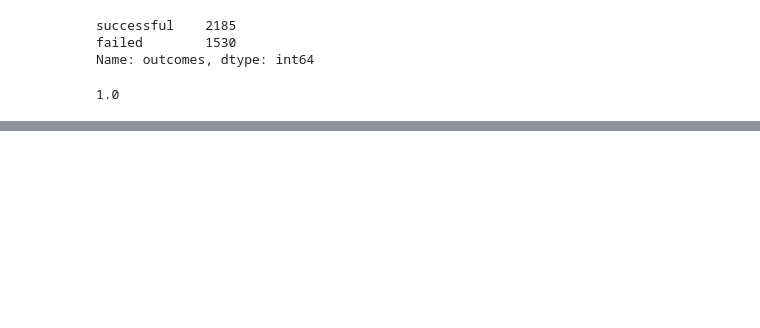
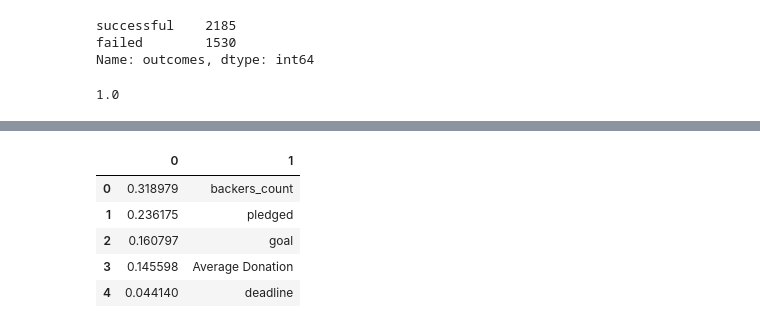
Before and after one commit to JoelS-76/kickstarter-analysis, a Jupyter notebook: Kickstarter machine learning model.ipynb, the cells around one changed output, grey strips where cells are left out. Drawn from its saved outputs; the diff is of its cells as text; code cells hidden in the pictures; blank space fills up the shorter version.

```diff
--- a/Kickstarter machine learning model.ipynb
+++ b/Kickstarter machine learning model.ipynb
@@ -305,0 +305,12 @@ importances
+# %%
+#convert list to Dataframe
+imp_df = pd.DataFrame(importances)
+# %%
+imp_df.head()
+# %% [output]
+|  | 0 | 1 |
+| 0 | 0.318979 | backers_count |
+| 1 | 0.236175 | pledged |
+| 2 | 0.160797 | goal |
+| 3 | 0.145598 | Average Donation |
+| 4 | 0.044140 | deadline |
```
Also changed, not shown: parts of 11 cells of this notebook, 2 other files.
